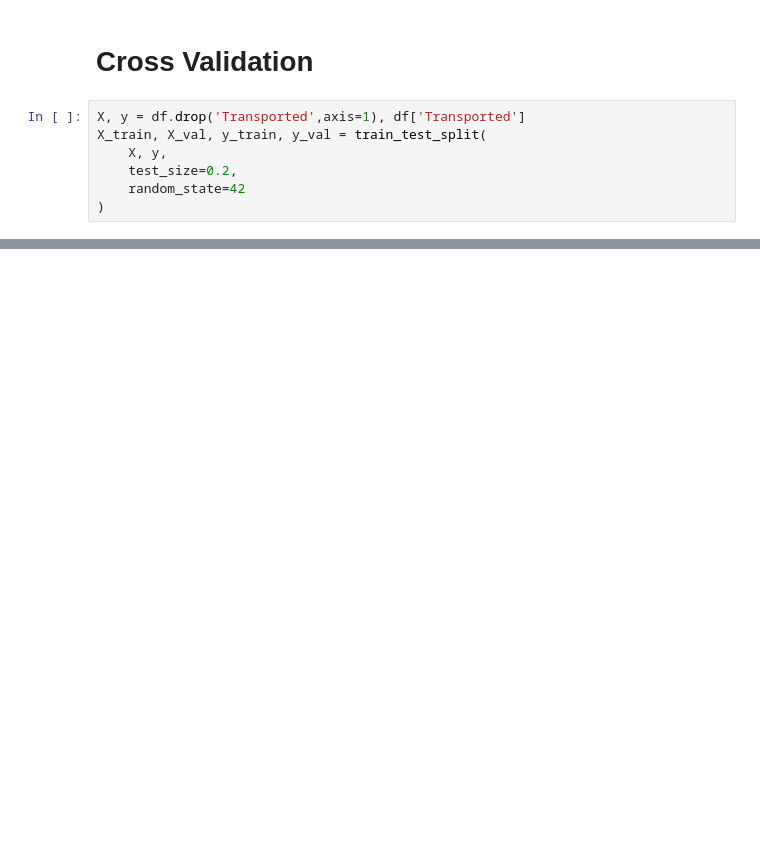
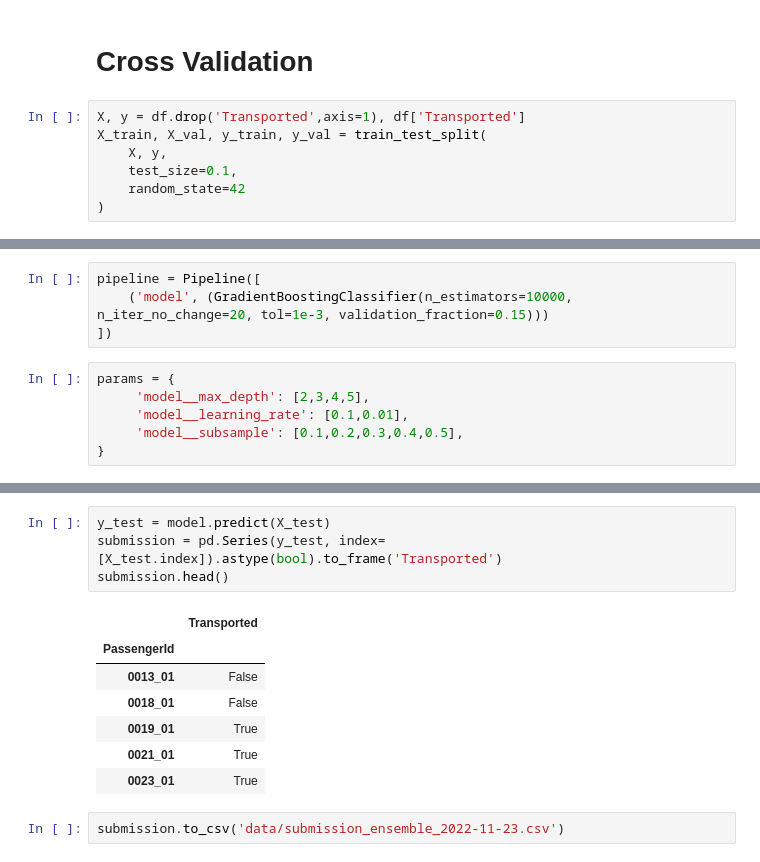
Before and after one commit to kisukegremory/Kaggle, a Jupyter notebook: Spaceship Titanic/ML - Bagging Models.ipynb, the cells around one changed output, grey strips where cells are left out. Saved outputs shown, nothing was run; the diff lists cells and outputs as text; blank space fills up the shorter version.

```diff
--- a/Spaceship Titanic/ML - Bagging Models.ipynb
+++ b/Spaceship Titanic/ML - Bagging Models.ipynb
@@ -44,6 +44,6 @@ df.head()
 X, y = df.drop('Transported',axis=1), df['Transported']
 X_train, X_val, y_train, y_val = train_test_split(
     X, y,
-    test_size=0.2,
+    test_size=0.1,
     random_state=42
 )
@@ -60,3 +50,13 @@ params = {
+# %%
+pipeline = Pipeline([
+    ('model', (GradientBoostingClassifier(n_estimators=10000, n_iter_no_change=20, tol=1e-3, validation_fraction=0.15)))
+])
+# %%
+params = {
+     'model__max_depth': [2,3,4,5],
+     'model__learning_rate': [0.1,0.01],
+     'model__subsample': [0.1,0.2,0.3,0.4,0.5],
+}
 # %%
 grid = GridSearchCV(
     pipeline,
@@ -119,0 +134,14 @@ array([0.02193097, 0.97806903])
+# %%
+y_test = model.predict(X_test)
+submission = pd.Series(y_test, index=[X_test.index]).astype(bool).to_frame('Transported')
+submission.head()
+# %% [output]
+|  | Transported |
+| PassengerId |  |
+| 0013_01 | False |
+| 0018_01 | False |
+| 0019_01 | True |
+| 0021_01 | True |
+| 0023_01 | True |
+# %%
+submission.to_csv('data/submission_ensemble_2022-11-23.csv')
```
Also changed, not shown: parts of 13 cells of this notebook, 1 other file.
